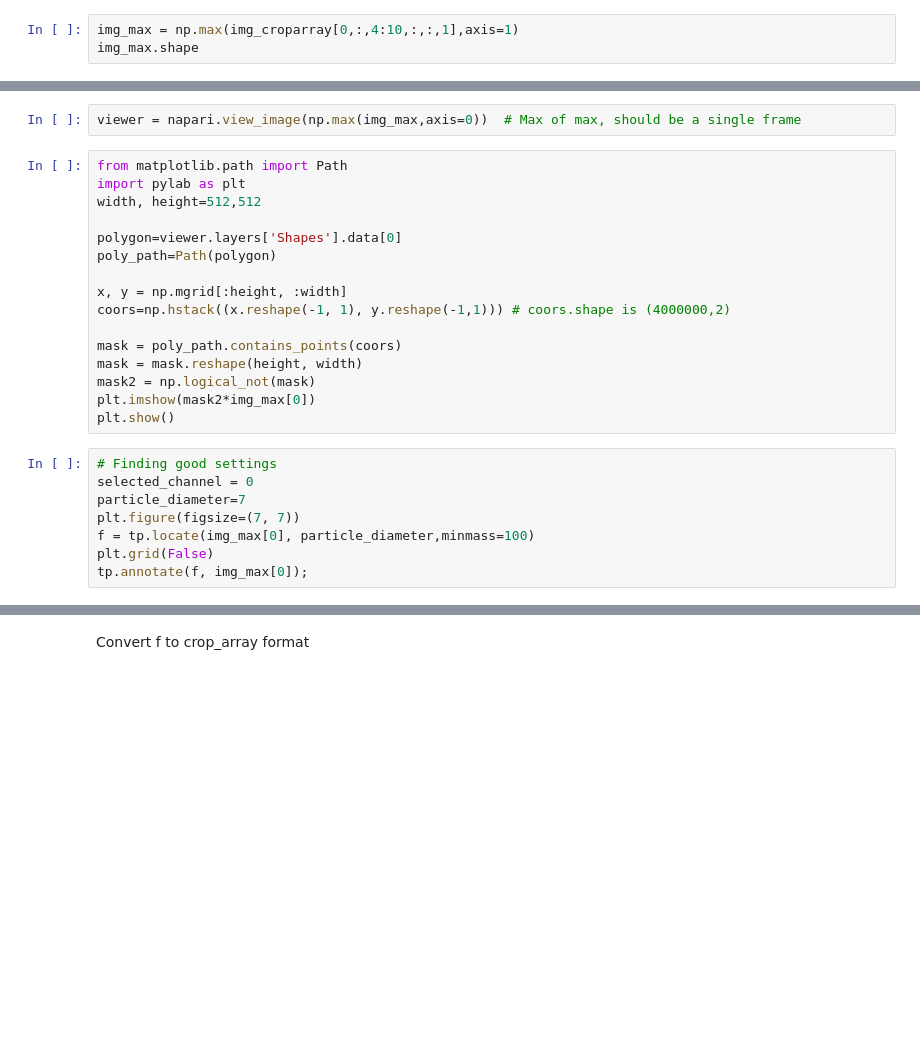
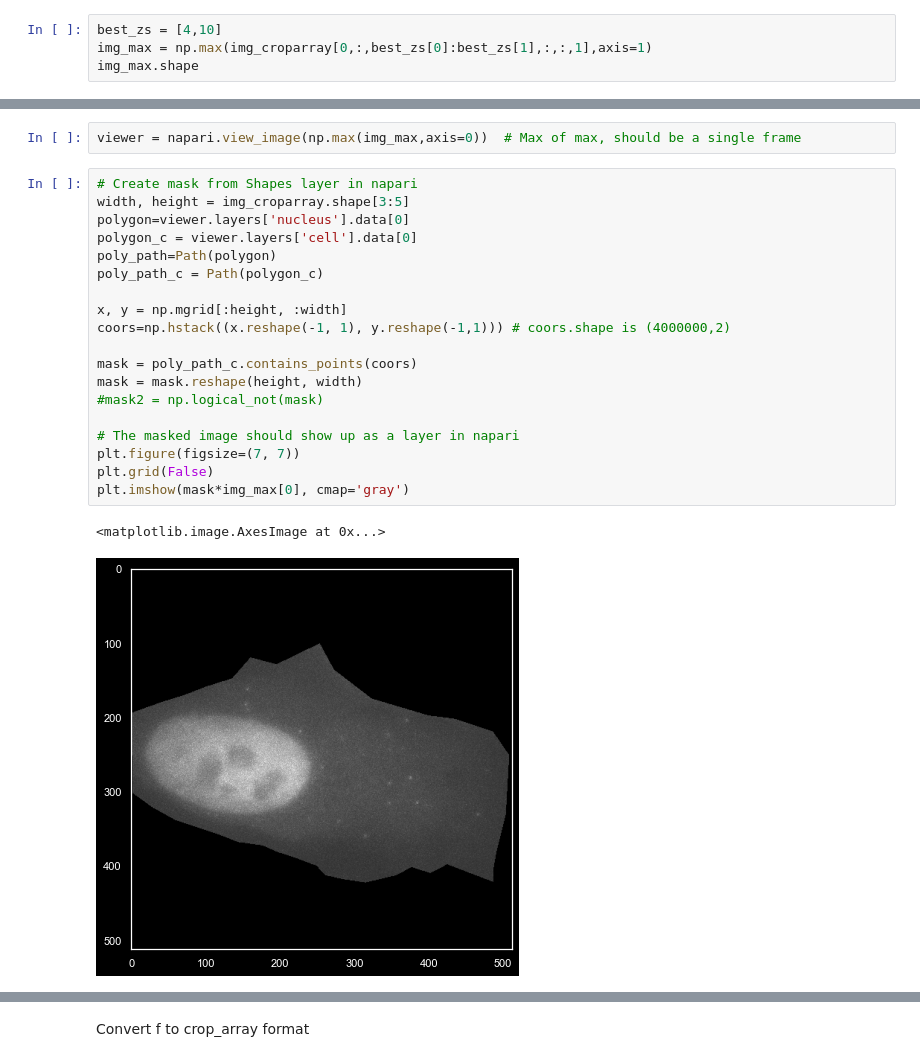
Before and after one commit to Colorado-State-University-Stasevich-Lab/croparray, a Jupyter notebook: notebooks/ToolDevelopment_Harringtonine_Morisaki.ipynb, the cells around one changed output, grey strips where cells are left out. Cells and saved outputs as stored; diff of their text form; blank space fills up the shorter version.

```diff
--- a/notebooks/ToolDevelopment_Harringtonine_Morisaki.ipynb
+++ b/notebooks/ToolDevelopment_Harringtonine_Morisaki.ipynb
@@ -173,5 +88,6 @@ RuntimeError: No active exception to reraise
 # %% [markdown]
 Now do max-projection on best-z planes
 # %%
-img_max = np.max(img_croparray[0,:,4:10,:,:,1],axis=1)
+best_zs = [4,10]
+img_max = np.max(img_croparray[0,:,best_zs[0]:best_zs[1],:,:,1],axis=1)
 img_max.shape
@@ -180,27 +98,25 @@ Now you can create a mask to exclude regions, if desired
 # %%
 viewer = napari.view_image(np.max(img_max,axis=0))  # Max of max, should be a single frame
 # %%
-from matplotlib.path import Path
-import pylab as plt
-width, height=512,512
-
-polygon=viewer.layers['Shapes'].data[0]
+# Create mask from Shapes layer in napari
+width, height = img_croparray.shape[3:5]
+polygon=viewer.layers['nucleus'].data[0]
+polygon_c = viewer.layers['cell'].data[0]
 poly_path=Path(polygon)
+poly_path_c = Path(polygon_c)
 
 x, y = np.mgrid[:height, :width]
 coors=np.hstack((x.reshape(-1, 1), y.reshape(-1,1))) # coors.shape is (4000000,2)
 
-mask = poly_path.contains_points(coors)
+mask = poly_path_c.contains_points(coors)
 mask = mask.reshape(height, width)
-mask2 = np.logical_not(mask)
-plt.imshow(mask2*img_max[0])
-plt.show()
+#mask2 = np.logical_not(mask)
+
+# The masked image should show up as a layer in napari
+plt.figure(figsize=(7, 7))
+plt.grid(False)
+plt.imshow(mask*img_max[0], cmap='gray')
+# %% [output]
+<matplotlib.image.AxesImage at 0x...>
+[figure, added]
-# %%
-# Finding good settings
-selected_channel = 0
-particle_diameter=7
-plt.figure(figsize=(7, 7))
-f = tp.locate(img_max[0], particle_diameter,minmass=100)
-plt.grid(False)
-tp.annotate(f, img_max[0]);
 # %%
```
Also changed, not shown: parts of 49 cells of this notebook.
